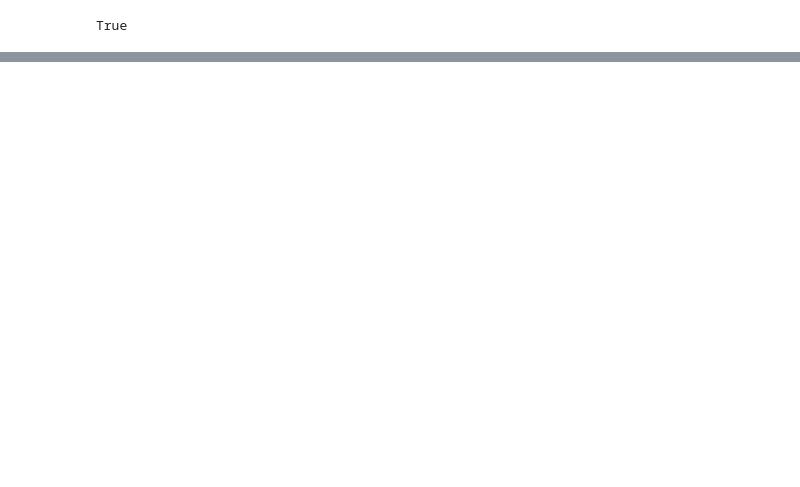
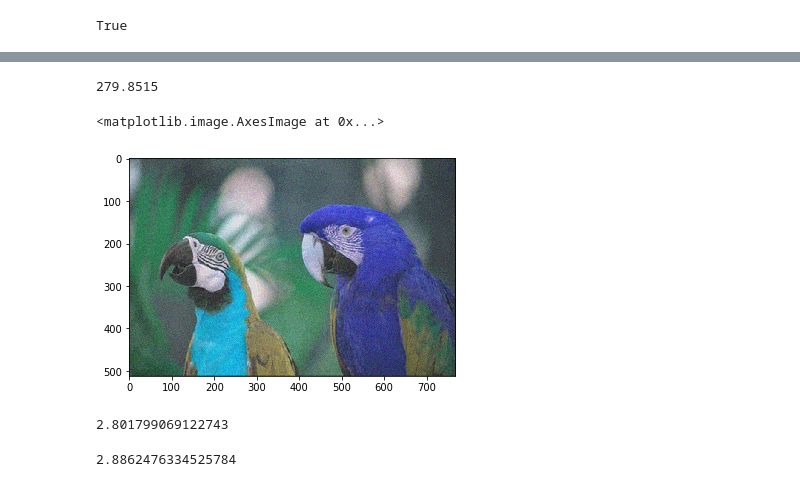
Before and after one commit to shv07/Computer-Vision, a Jupyter notebook: Reverse_Filter_code.ipynb, the cells around one changed output, grey strips where cells are left out. Saved outputs shown, nothing was run; the diff lists cells and outputs as text; code cells hidden in the pictures; blank space fills up the shorter version.

```diff
--- a/Reverse_Filter_code.ipynb
+++ b/Reverse_Filter_code.ipynb
@@ -120,0 +175,25 @@ print(PSNR(im,J))
+# %%
+x.max()
+# %% [output]
+279.8515
+# %%
+x_=np.add(x,-1*x.min())
+# %%
+x__=np.divide(x_,x_.max())
+# %%
+x___=np.multiply(x__,255)
+# %%
+x___=np.uint8(x___)
+# %%
+plt.imshow(x___)
+# %% [output]
+<matplotlib.image.AxesImage at 0x...>
+[figure, added]
+# %%
+PSNR(im,_J)
+# %% [output]
+2.801799069122743
+# %%
+PSNR(im,x___)
+# %% [output]
+2.8862476334525784
```
Also changed, not shown: parts of 24 cells of this notebook.
